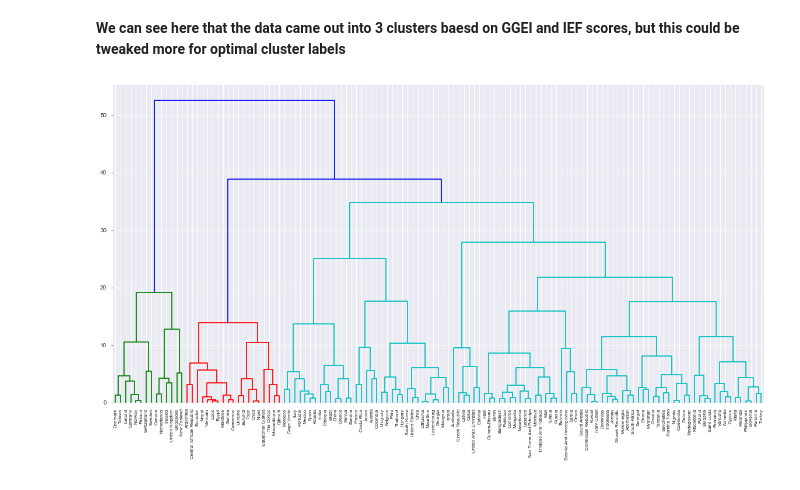
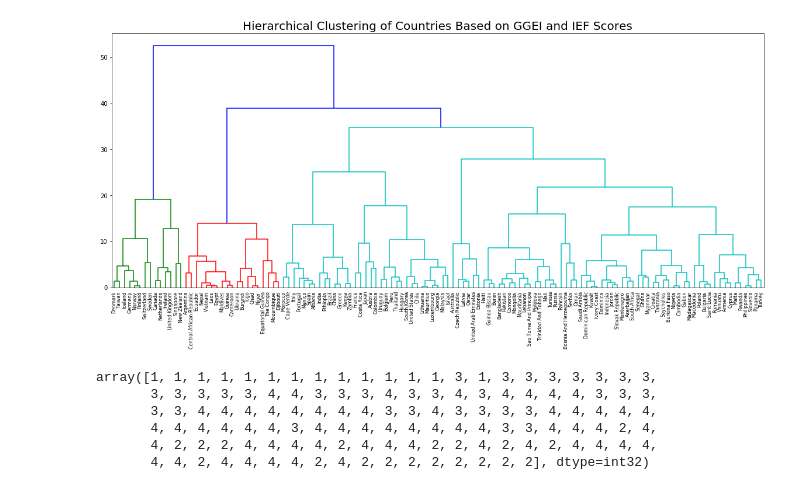
Before and after one commit to sam-cannon/EFFERT-Index, a Jupyter notebook: Hierarchical Clustering GGEI and IEF.ipynb, the cells around one changed output. Saved outputs shown, nothing was run; the diff lists cells and outputs as text; code cells hidden in the pictures.

Commit message:
Hierarchical Clustering on GGEI and IEF Scores (4 Clusters)

```diff
--- a/Hierarchical Clustering GGEI and IEF.ipynb
+++ b/Hierarchical Clustering GGEI and IEF.ipynb
@@ -36,17 +34,23 @@ labels = list(df['country'])
-# %% [markdown]
-__We can see here that the data came out into 3 clusters baesd on GGEI and IEF scores, but this could be tweaked more for optimal cluster labels__
 # %%
-# Perform the necessary imports
-from scipy.cluster.hierarchy import linkage, dendrogram
-import matplotlib.pyplot as plt
-
 # Calculate the linkage: mergings
 mergings = linkage(X, method = 'complete')
+country_names = list(df['country'])
 
 # Plot the dendrogram, using varieties as labels
-plt.figure(figsize = (20, 10))
-dendrogram(mergings, labels=labels,
-           leaf_rotation=90, leaf_font_size = 8
-);
+plt.figure(figsize = (20, 8))
+dendrogram(mergings, labels=country_names, leaf_rotation=90, leaf_font_size = 8)
+plt.title('Hierarchical Clustering of Countries Based on GGEI and IEF Scores', fontsize = 20);
 # %% [output]
-[figure, old version]
+[figure, new version]
+# %%
+#get cluster labels based on height of dendrogram, we want four clusters, so we will go with 30 height on the y axis (you can see how the data is split
+# into 4 clusters at that height)
+labels = fcluster(mergings, 30, criterion = 'distance')
+labels
+# %% [output]
+array([1, 1, 1, 1, 1, 1, 1, 1, 1, 1, 1, 1, 1, 3, 1, 3, 3, 3, 3, 3, 3, 3,
+       3, 3, 3, 3, 3, 4, 4, 3, 3, 3, 4, 3, 3, 4, 3, 4, 4, 4, 4, 3, 3, 3,
+       3, 3, 4, 4, 4, 4, 4, 4, 4, 4, 3, 3, 4, 3, 3, 3, 3, 4, 4, 4, 4, 4,
+       4, 4, 4, 4, 4, 4, 3, 4, 4, 4, 4, 4, 4, 4, 4, 3, 3, 4, 4, 4, 2, 4,
+       4, 2, 2, 2, 4, 4, 4, 4, 2, 4, 4, 4, 2, 2, 4, 2, 4, 2, 4, 4, 4, 4,
+       4, 4, 2, 4, 4, 4, 4, 2, 4, 2, 2, 2, 2, 2, 2, 2, 2], dtype=int32)
```
Also changed, not shown: parts of 8 cells of this notebook.
